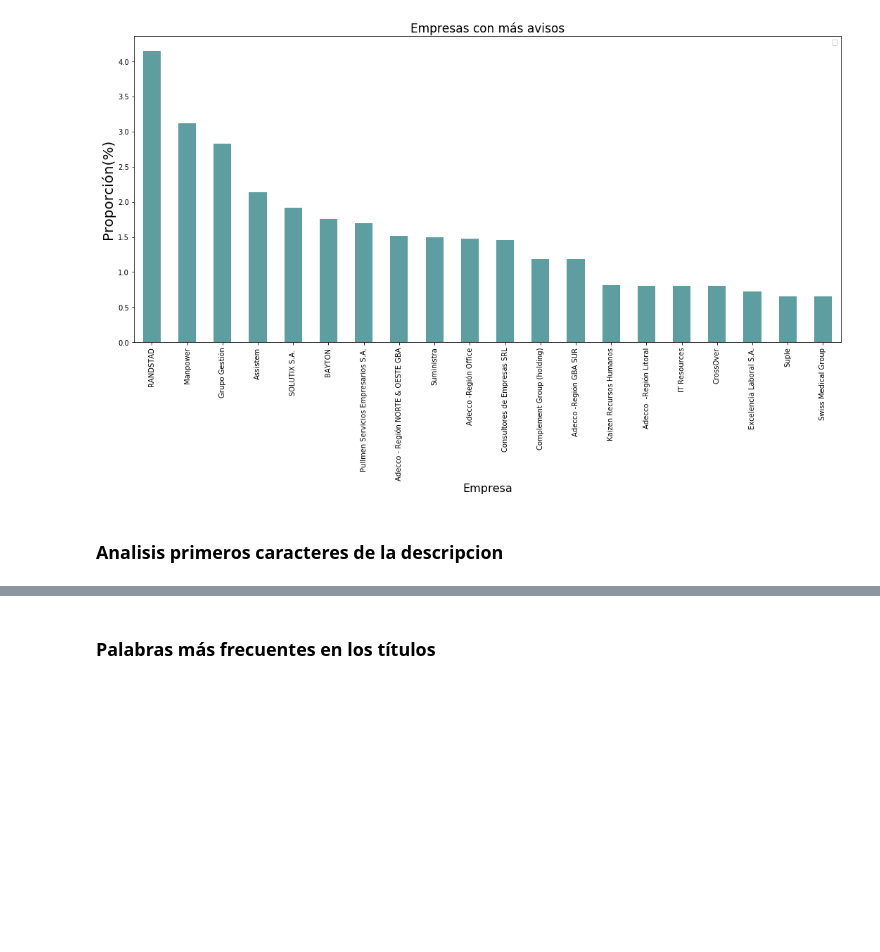
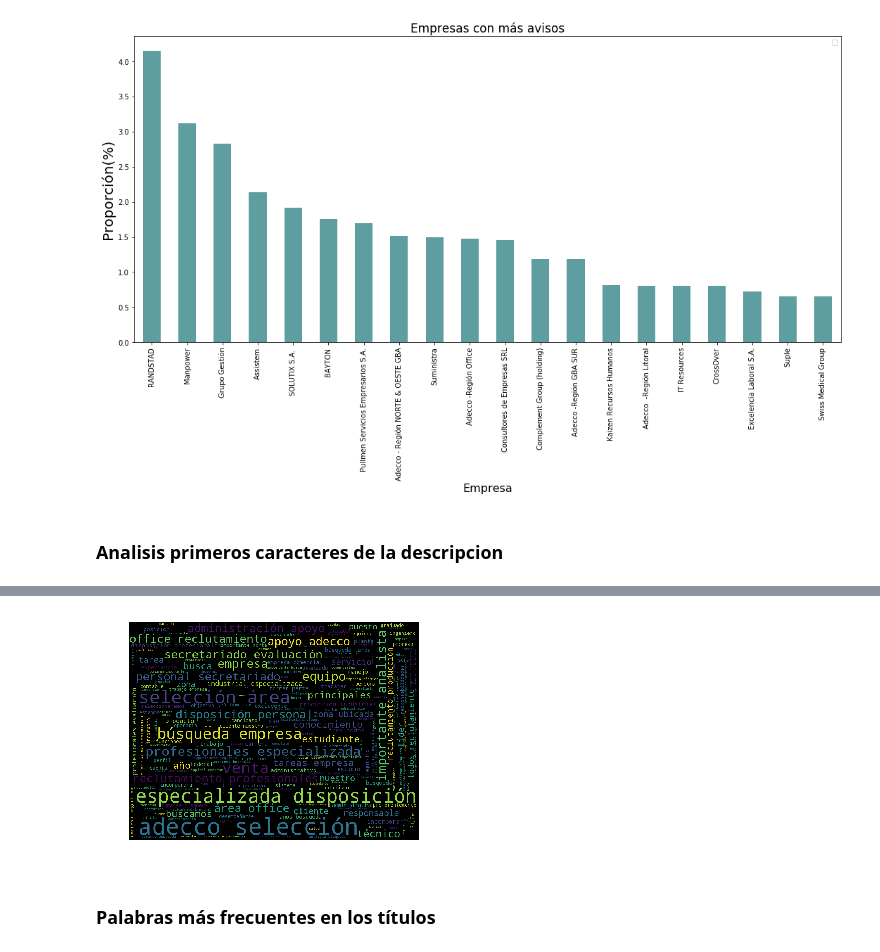
Before and after one commit to tbotalla/Datos1Q2018, a Jupyter notebook: parte1/AnalisisDetalleAvisos.ipynb, the cells around one changed output, grey strips where cells are left out. Cells and saved outputs as stored; diff of their text form; code cells hidden in the pictures; blank space fills up the shorter version.

```diff
--- a/parte1/AnalisisDetalleAvisos.ipynb
+++ b/parte1/AnalisisDetalleAvisos.ipynb
@@ -421,3 +447,15 @@ avisos_detalle.head(5)
+# %%
+text = ''
+for word in lista_palabras_frecuentes_descripcion_small:
+    text += ' ' + word
+wordcloud = WordCloud(relative_scaling = 1,
+                      stopwords = stopwords, width=800, height=600
+                      ).generate(text)
+plt.imshow(wordcloud)
+plt.axis("off")
+plt.show()
+# %% [output]
+[figure, added]
 # %% [markdown]
 ### **Palabras más frecuentes en los títulos**
 # %% [raw]
```
Also changed, not shown: parts of 14 cells of this notebook.
